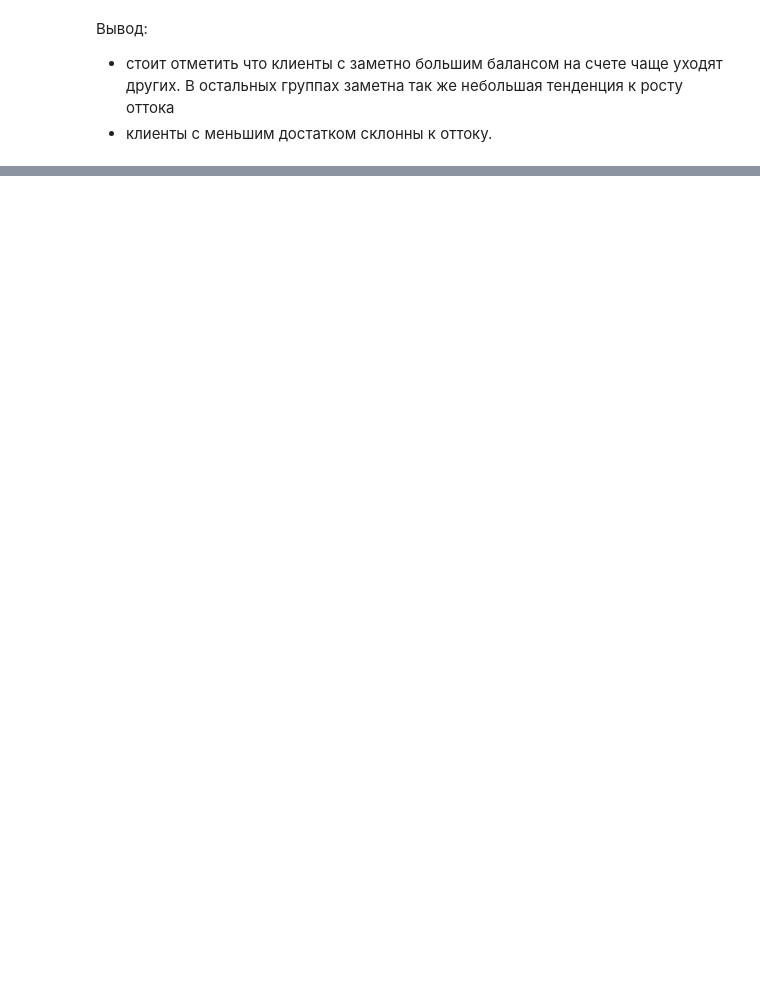
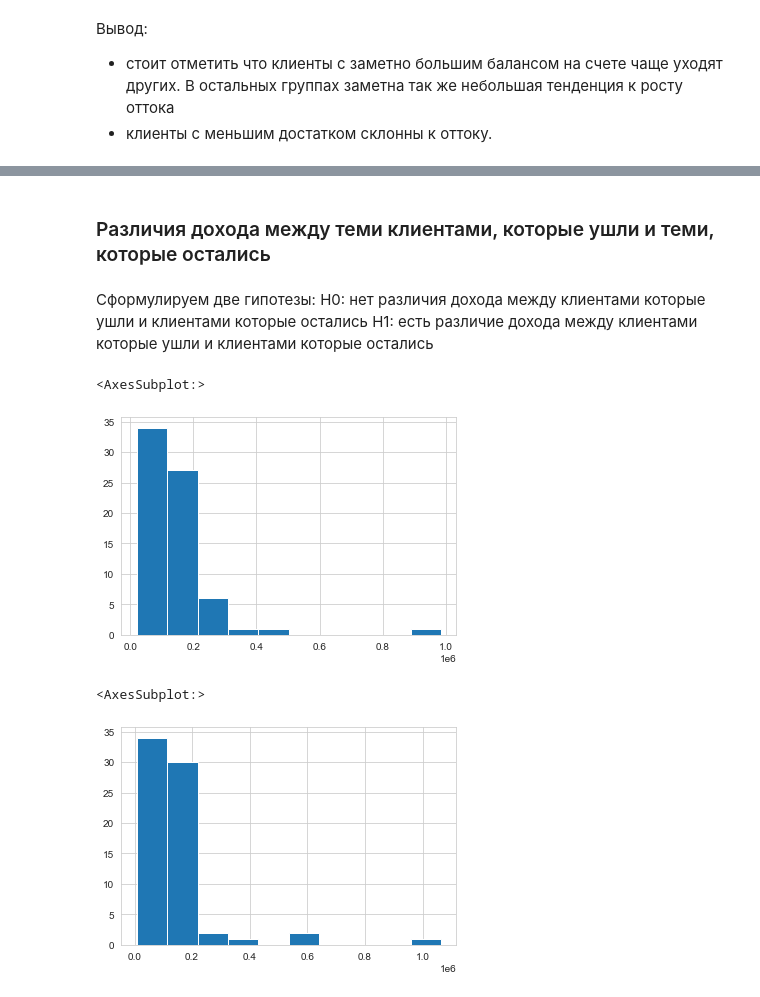
Before and after one commit to mxats1991/da_project_bank, a Jupyter notebook: da_v1.ipynb, the cells around one changed output, grey strips where cells are left out. Cells and saved outputs as stored; diff of their text form; code cells hidden in the pictures; blank space fills up the shorter version.

```diff
--- a/da_v1.ipynb
+++ b/da_v1.ipynb
@@ -589,0 +878,16 @@ df.groupby('balance_cut')['churn'].agg(['count', 'mean'])
+# %% [markdown]
+### Различия дохода между теми клиентами, которые ушли и теми, которые остались
+# %% [markdown]
+Сформулируем две гипотезы:
+H0: нет различия дохода между клиентами которые ушли и клиентами которые остались
+H1: есть различие дохода между клиентами которые ушли и клиентами которые остались
+# %%
+df_salary_0 = df[df['churn'] == 0]['est_salary'].sample(n=70)
+df_salary_1 = df[df['churn'] == 1]['est_salary'].sample(n=70)
+# %%
+df_salary_0.hist()
+# %% [output]
+<AxesSubplot:>
+[figure, added]
+<AxesSubplot:>
+[figure, added]
```
Also changed, not shown: parts of 65 cells of this notebook, 4 other files.
